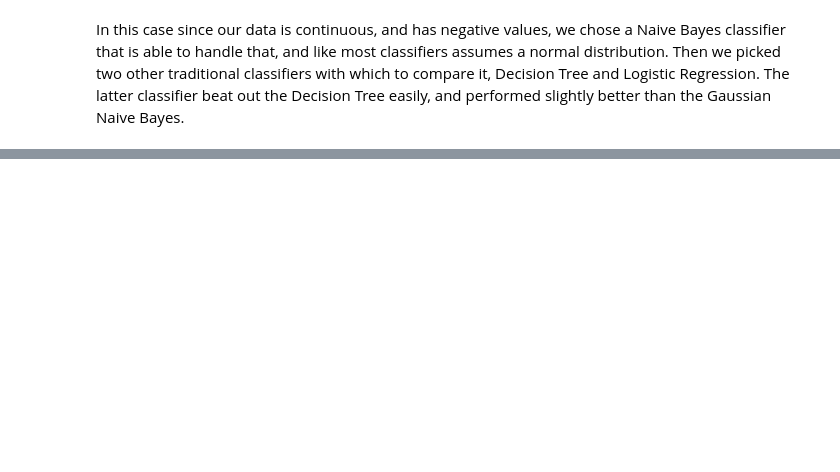
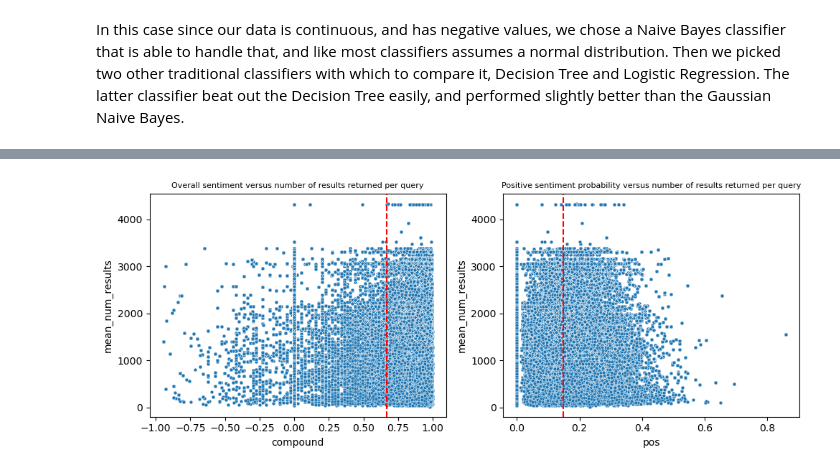
Before and after one commit to jforster19/Data620, a Jupyter notebook: Final Project.ipynb, the cells around one changed output, grey strips where cells are left out. Drawn from its saved outputs; the diff is of its cells as text; code cells hidden in the pictures; blank space fills up the shorter version.

```diff
--- a/Final Project.ipynb
+++ b/Final Project.ipynb
@@ -447,0 +478,18 @@ Please also refer to the documentation for alternative solver options:
+# %%
+sent_queries = sent_pos_product.join(product_df['product_id'], how='left').merge(label_query_df, how='left', on="product_id")
+sent_queries['mean_num_results'] = sent_queries.groupby('product_id')['number_of_results'].transform('mean')
+
+
+plt.figure(figsize=(10, 4))
+plt.subplot(1, 2, 1)
+sns.scatterplot(x='compound', y='mean_num_results', s=12, data=sent_queries).set_title\
+('Overall sentiment versus number of results returned per query', fontsize=8)
+plt.axvline(sent_queries['compound'].mean(), color='red', linestyle='--', label='Average')
+plt.subplot(1, 2, 2)
+sns.scatterplot(x='pos', y='mean_num_results', s=12, data=sent_queries).set_title\
+('Positive sentiment probability versus number of results returned per query', fontsize=8)
+plt.axvline(sent_queries['pos'].mean(), color='red', linestyle='--', label='Average')
+plt.tight_layout()
+plt.show();
+# %% [output]
+[figure, added]
```
Also changed, not shown: parts of 4 cells of this notebook.
